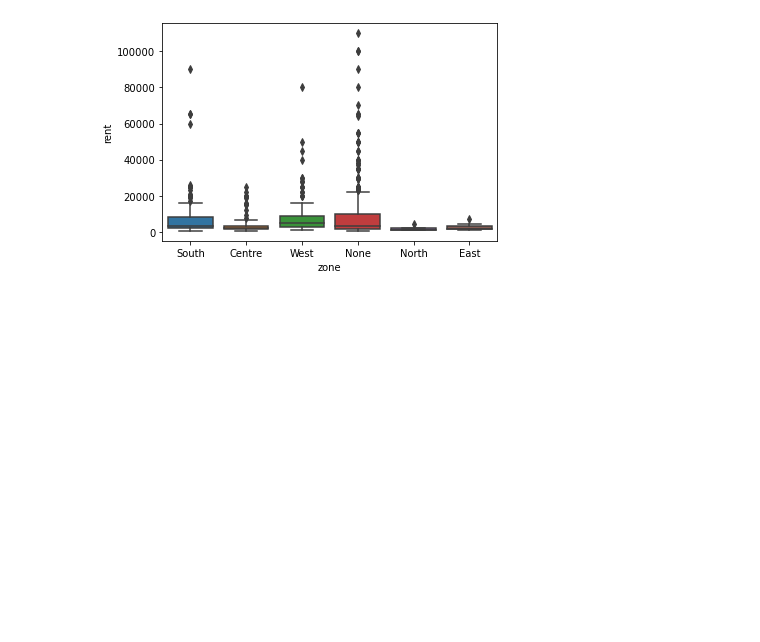
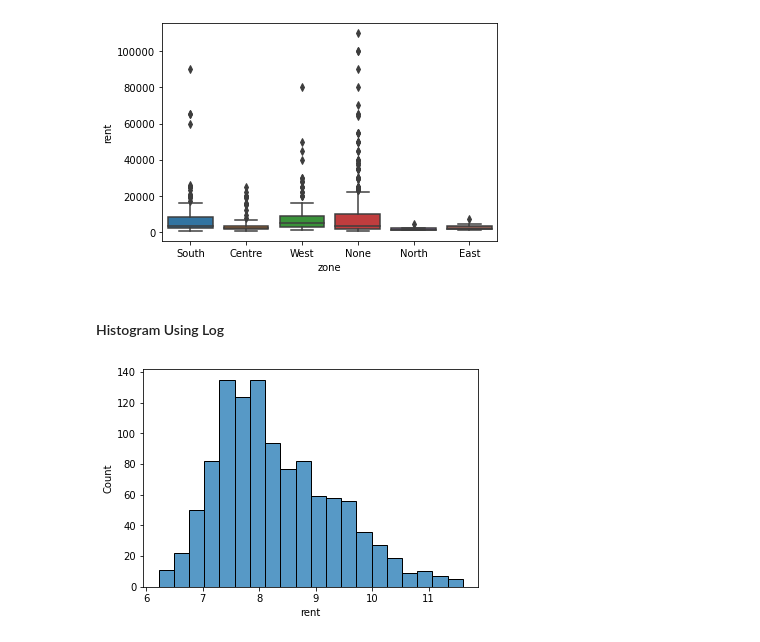
Before and after one commit to cpoles/data_science, a Jupyter notebook: awari/rent_calculator/rent_calc_eda.ipynb, the cells around one changed output. Saved outputs shown, nothing was run; the diff lists cells and outputs as text; code cells hidden in the pictures; blank space fills up the shorter version.

Commit message:
Added Histogram(Log) for Rent

```diff
--- a/awari/rent_calculator/rent_calc_eda.ipynb
+++ b/awari/rent_calculator/rent_calc_eda.ipynb
@@ -315,3 +339,12 @@ sns.boxplot(x='zone', y='rent', data=df)
 # %% [output]
 <AxesSubplot:xlabel='zone', ylabel='rent'>
 [figure]
+# %% [markdown]
+#### Histogram Using Log
+# %%
+import math
+rent = df.rent.apply(math.log)
+# %%
+ax = sns.histplot(rent)
+# %% [output]
+[figure, added]
```
Also changed, not shown: parts of 3 cells of this notebook, 1 other file.
